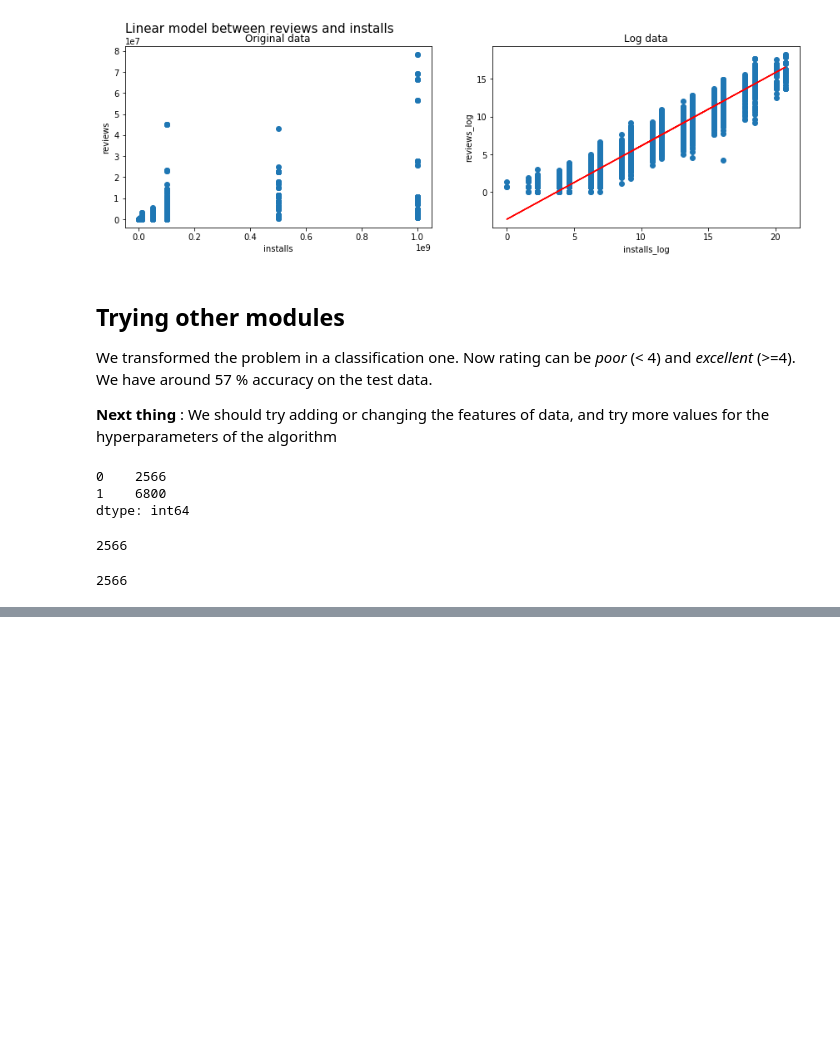
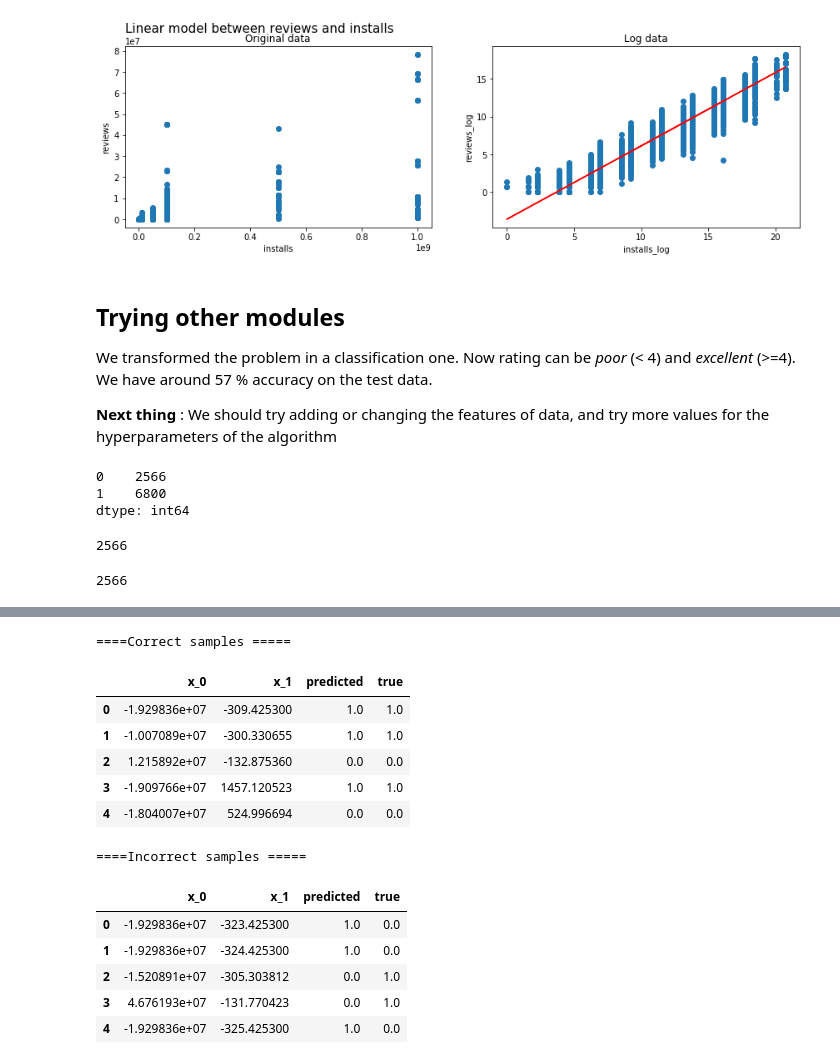
Before and after one commit to mihaighidoveanu/data-science-lab, a Jupyter notebook: AndroidScience.ipynb, the cells around one changed output, grey strips where cells are left out. Cells and saved outputs as stored; diff of their text form; code cells hidden in the pictures; blank space fills up the shorter version.

```diff
--- a/AndroidScience.ipynb
+++ b/AndroidScience.ipynb
@@ -437,6 +438,13 @@ len(Y[Y==0])
 # %% [output]
 2566
 2566
+# %%
+from sklearn import preprocessing
+# scale data if needed. forests and trees don't need it. Others do.
+scale = True
+if scale:
+    scaler = preprocessing.StandardScaler()
+    X = scaler.fit_transform(X)
 # %%
 x_train, x_test, y_train, y_test = train_test_split(X, Y, test_size = 0.2, random_state = 42)
 # %%
@@ -494,0 +544,40 @@ Accuracy : 0.56
+# %%
+# print some correctly and incorrectly labeled data
+from random import randint
+y_pred = clf.predict(x_train)
+correct = x_train[y_pred == y_train]
+incorrect = x_train[~(y_pred == y_train)]
+
+def get_samples(x, y_true, y_pred, sample_type = 'correct', count = 5):
+    mask = (y_pred == y_train)
+    if sample_type == 'incorrect':
+        mask = ~mask
+    x = x[mask]
+    y_pred = y_pred[mask]
+    y_true = y_true[mask]
+    df = pd.DataFrame(columns=['x_0', 'x_1' , 'predicted', 'true'])
+    for _ in range(count):
+        idx = randint(0, len(x))
+        df = df.append({'x_0': x[idx][0], 'x_1' : x[idx][1], 'predicted' : y_pred[idx], 'true' : y_true[idx]},
+                       ignore_index=True)
+    return df
+
+print("====Correct samples =====")
+get_samples(x_train, y_train, y_pred, sample_type='correct')
+print("====Incorrect samples =====")
+get_samples(x_train, y_train, y_pred, sample_type='incorrect')
+# %% [output]
+====Correct samples =====
+|  | x_0 | x_1 | predicted | true |
+| 0 | -1.929836e+07 | -309.425300 | 1.0 | 1.0 |
+| 1 | -1.007089e+07 | -300.330655 | 1.0 | 1.0 |
+| 2 | 1.215892e+07 | -132.875360 | 0.0 | 0.0 |
+| 3 | -1.909766e+07 | 1457.120523 | 1.0 | 1.0 |
+| 4 | -1.804007e+07 | 524.996694 | 0.0 | 0.0 |
+====Incorrect samples =====
+|  | x_0 | x_1 | predicted | true |
+| 0 | -1.929836e+07 | -323.425300 | 1.0 | 0.0 |
+| 1 | -1.929836e+07 | -324.425300 | 1.0 | 0.0 |
+| 2 | -1.520891e+07 | -305.303812 | 0.0 | 1.0 |
+| 3 | 4.676193e+07 | -131.770423 | 0.0 | 1.0 |
+| 4 | -1.929836e+07 | -325.425300 | 1.0 | 0.0 |
```
Also changed, not shown: parts of 11 cells of this notebook, 2 other files.
